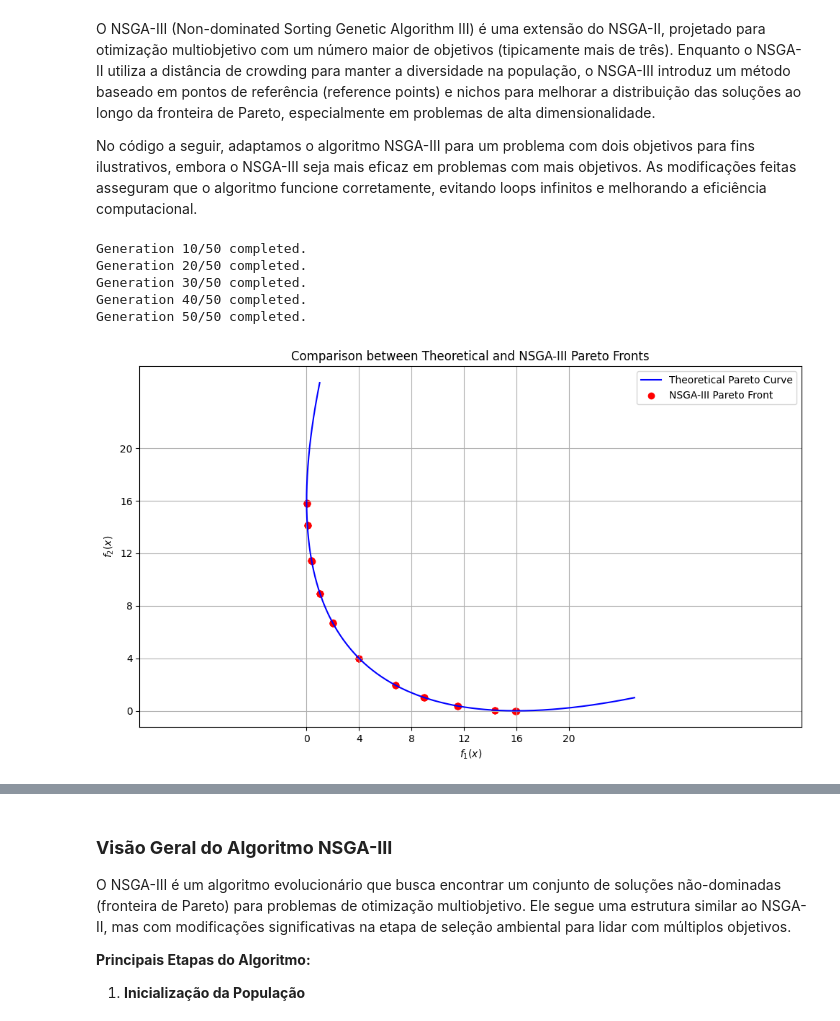
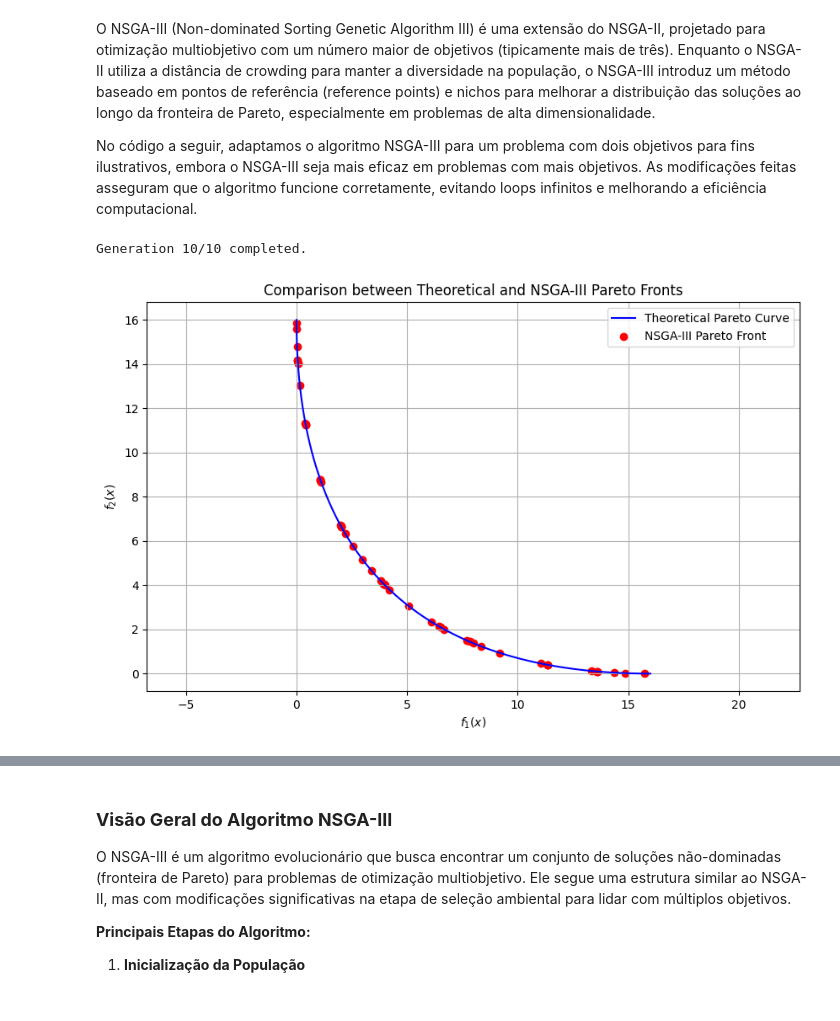
Before and after one commit to JunioCesarFerreira/NSGA-Studies, a Jupyter notebook: notebooks/nsga-initial-study.ipynb, the cells around one changed output, grey strips where cells are left out. Cells and saved outputs as stored; diff of their text form; code cells hidden in the pictures.

Commit message:
review: adjustments nb nsga initial study

```diff
--- a/notebooks/nsga-initial-study.ipynb
+++ b/notebooks/nsga-initial-study.ipynb
@@ -878,42 +878,35 @@ def nsga(pop_size, generations, bounds, base_mutation_rate=0.1, divisions=4):
         # Environmental selection
         population = environmental_selection(combined_population, combined_objectives, combined_fronts, reference_points, pop_size)
 
         # Progress indicator
         if (gen + 1) % 10 == 0 or gen == generations - 1:
             print(f"Generation {gen + 1}/{generations} completed.")
 
     # Final evaluation
     objectives = evaluate_population(population)
     fronts = fast_nondominated_sort(objectives)
     pareto_front = [objectives[i] for i in fronts[0]]
     pareto_front.sort()
 
     # Theoretical Pareto curve
-    x_theoretical = np.linspace(bounds[0], bounds[1], 500)
+    x_theoretical = np.linspace(-2, 2, 500)
     f1_theoretical = f1(x_theoretical)
     f2_theoretical = f2(x_theoretical)
 
     # Plotting the results
     plt.figure(figsize=(10, 6))
     plt.plot(f1_theoretical, f2_theoretical, label="Theoretical Pareto Curve", color="blue")
     plt.scatter(*zip(*pareto_front), label="NSGA-III Pareto Front", color="red")
     plt.title("Comparison between Theoretical and NSGA-III Pareto Fronts")
     plt.xlabel("$f_1(x)$")
     plt.ylabel("$f_2(x)$")
     plt.legend()
+    plt.axis("equal")
     plt.grid()
-    plt.axis("equal")
-    plt.xticks(np.arange(0, 24, 4))
-    plt.yticks(np.arange(0, 24, 4))
-    plt.tight_layout()
     plt.show()
 
 # Run NSGA-III
-nsga(pop_size=50, generations=50, bounds=(-3, 3), divisions=10)
+nsga(pop_size=50, generations=10, bounds=(-5, 5), divisions=10)
 # %% [output]
-Generation 10/50 completed.
-Generation 20/50 completed.
-Generation 30/50 completed.
-Generation 40/50 completed.
-Generation 50/50 completed.
+Generation 10/10 completed.
-[figure, old version]
+[figure, new version]
```
Also changed, not shown: parts of 3 cells of this notebook.
